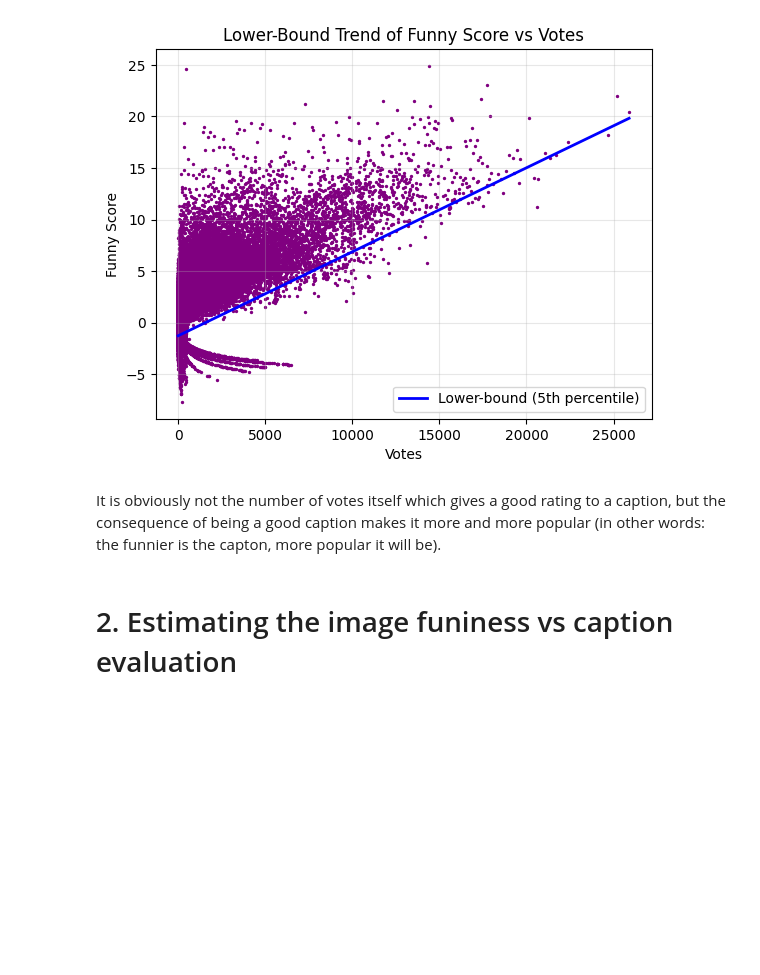
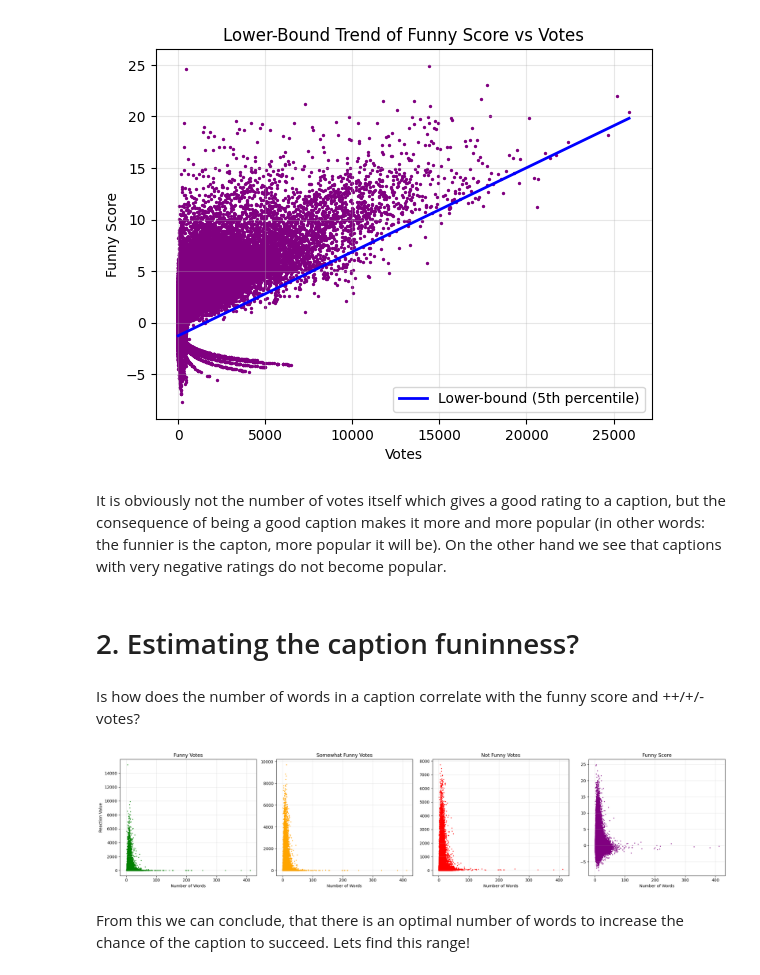
Before and after one commit to epfl-ada/ada-2025-project-adacore42, a Jupyter notebook: _Other/dom_analysis/dom_axis_1.ipynb, the cells around one changed output. Cells and saved outputs as stored; diff of their text form; code cells hidden in the pictures; blank space fills up the shorter version.

```diff
--- a/_Other/dom_analysis/dom_axis_1.ipynb
+++ b/_Other/dom_analysis/dom_axis_1.ipynb
@@ -111,10 +112,10 @@ The smallest votes number of the winning caption:  9
 #Stick all captions together
 dataAm = pd.concat(dataA, ignore_index=True)
 #Keep only vote related cols
-dataAm = dataAm[vote_cols]
+dataAmf = dataAm[vote_cols]
 #Sort by vote nb
-dataAm.sort_values(by="votes", ascending=True, inplace=True)
-dataAm.reset_index(drop=True, inplace = True)
+dataAmf.sort_values(by="votes", ascending=True, inplace=True)
+dataAmf.reset_index(drop=True, inplace = True)
 
 #Remove captions with less than minnest votes
-dataAm = dataAm[dataAm['votes'] >= minnestVotes]
+dataAmf = dataAmf[dataAmf['votes'] >= minnestVotes]
@@ -154,11 +160,11 @@ features = [
     ("not_funny", "red"),
 ]
 
-X = dataAm[["votes"]].values
-x_line = np.linspace(dataAm["votes"].min(), dataAm["votes"].max(), 500).reshape(-1, 1)
+X = dataAmf[["votes"]].values
+x_line = np.linspace(dataAmf["votes"].min(), dataAmf["votes"].max(), 500).reshape(-1, 1)
 
 for col, color in features:
-    y = dataAm[col].values
+    y = dataAmf[col].values
 
     # Fit regression model
     model = LinearRegression()
@@ -215,6 +222,35 @@ plt.show()
 # %% [output]
 [figure]
 # %% [markdown]
-It is obviously not the number of votes itself which gives a good rating to a caption, but the consequence of being a good caption makes it more and more popular (in other words: the funnier is the capton, more popular it will be).
+It is obviously not the number of votes itself which gives a good rating to a caption, but the consequence of being a good caption makes it more and more popular (in other words: the funnier is the capton, more popular it will be). On the other hand we see that captions with very negative ratings do not become popular.
 # %% [markdown]
-# 2. Estimating the image funiness vs caption evaluation
+# 2. Estimating the caption funinness?
+# %% [markdown]
+Is how does the number of words in a caption correlate with the funny score and ++/+/- votes?
+# %%
+dataAm["word_count"] = dataAm["caption"].str.split().str.len()
+# %%
+variables = [
+    ("funny", "Funny Votes", "green"),
+    ("somewhat_funny", "Somewhat Funny Votes", "orange"),
+    ("not_funny", "Not Funny Votes", "red"),
+    ("funny_score", "Funny Score", "purple"),
+]
+
+fig, axes = plt.subplots(1, 4, figsize=(22, 5), sharex=True)
+
+for ax, (col, title, color) in zip(axes, variables):
+
+    ax.scatter(dataAm["word_count"], dataAm[col], s=2, alpha=0.8, color=color)
+    ax.set_title(title)
+    ax.set_xlabel("Number of Words")
+    ax.grid(True, alpha=0.3)
+
+axes[0].set_ylabel("Reaction Value")
+
+plt.tight_layout()
+plt.show()
+# %% [output]
+[figure, added]
+# %% [markdown]
+From this we can conclude, that there is an optimal number of words to increase the chance of the caption to succeed. Lets find this range!
```
Also changed, not shown: parts of 9 cells of this notebook, 1 other file.
